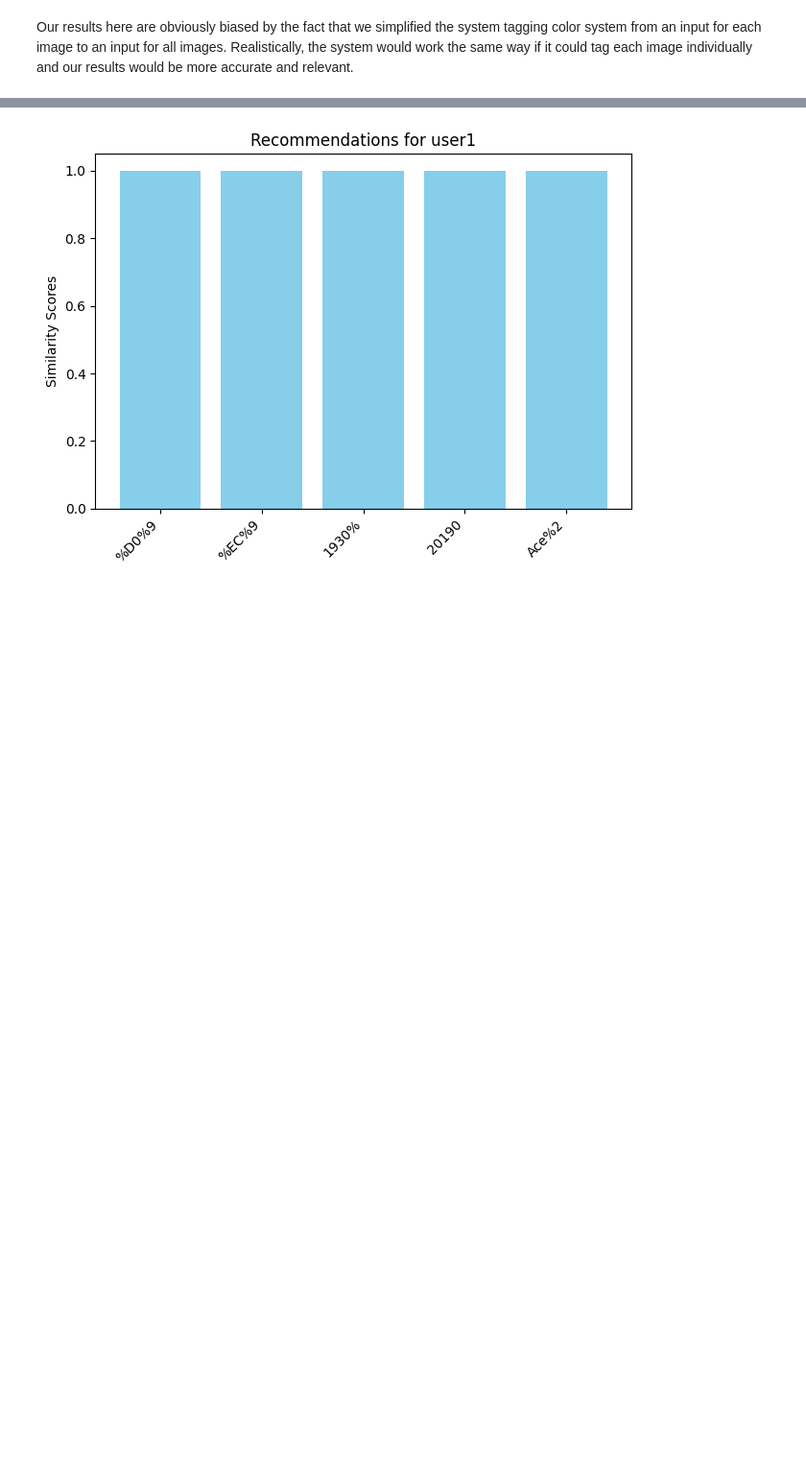
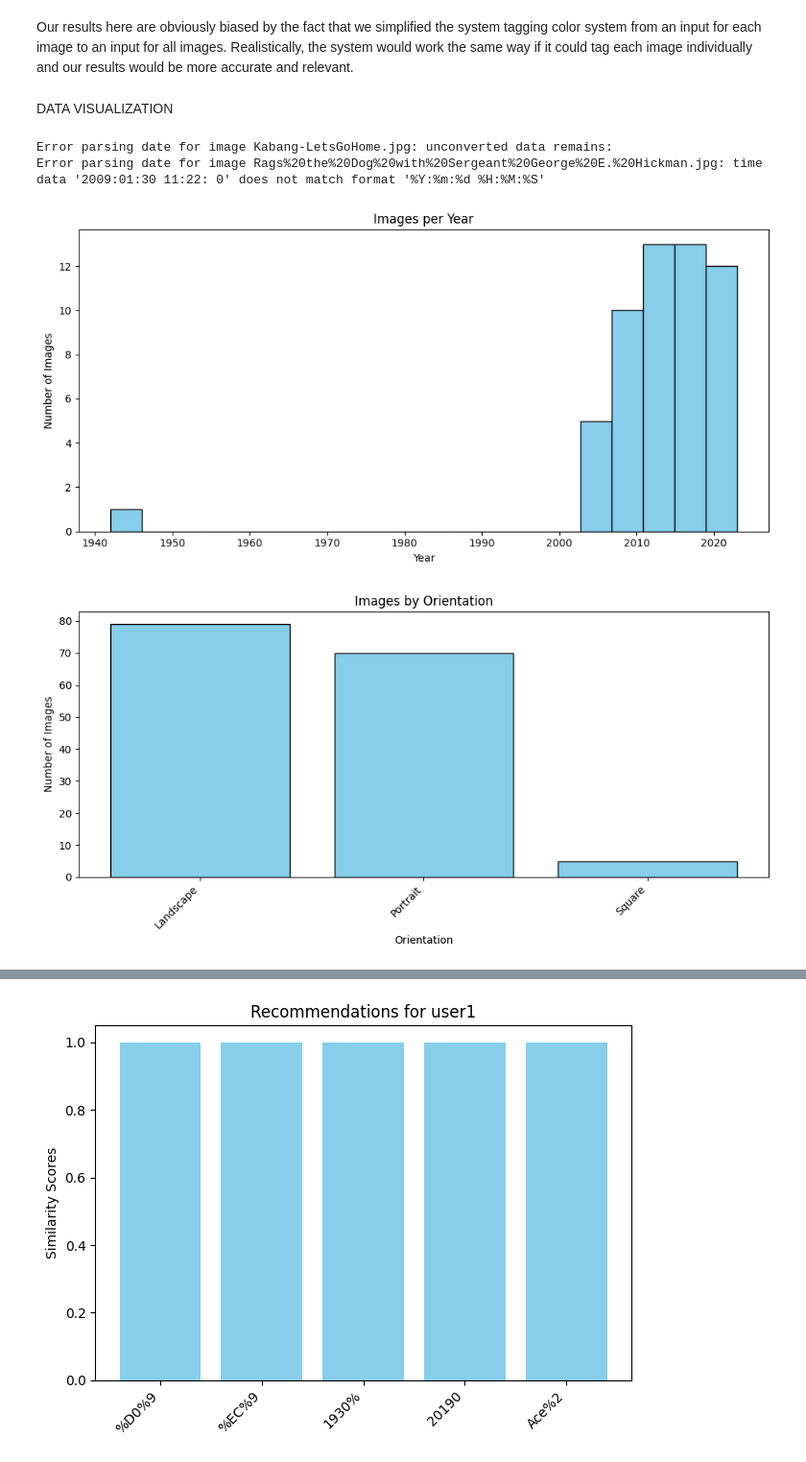
Before and after one commit to Ottera0/data-course-project, a Jupyter notebook: scripts/dataset.ipynb, the cells around one changed output, grey strips where cells are left out. Shown: that part at 96% size. Saved outputs shown, nothing was run; the diff lists cells and outputs as text; code cells hidden in the pictures; blank space fills up the shorter version.

Commit message:
data visualization

```diff
--- a/scripts/dataset.ipynb
+++ b/scripts/dataset.ipynb
@@ -422,3 +422,76 @@ Example user profile:
 [figure]
 # %% [markdown]
 Our results here are obviously biased by the fact that we simplified the system tagging color system from an input for each image to an input for all images. Realistically, the system would work the same way if it could tag each image individually and our results would be more accurate and relevant.
+# %% [markdown]
+DATA VISUALIZATION
+# %%
+import json
+import matplotlib.pyplot as plt
+from datetime import datetime
+
+# Load original image metadata
+with open('images/image_metadata.json') as f:
+    image_metadata = json.load(f)
+
+# Prepare data for plotting
+years = []
+for img in image_metadata:
+    if 'DateTimeOriginal' in img['exif_data']:
+        date_str = img['exif_data']['DateTimeOriginal'].strip()  # Remove any trailing whitespace or characters
+        try:
+            # Attempt to parse the date string and extract the year
+            date_obj = datetime.strptime(date_str, '%Y:%m:%d %H:%M:%S')
+            years.append(date_obj.year)
+        except ValueError as e:
+            print(f"Error parsing date for image {img['image_name']}: {e}")
+orientations = [img['image_orientation'] for img in image_metadata]
+sizes = [(img['image_size'][0]*img['image_size'][1]) for img in image_metadata]
+camera_models = [img['exif_data'].get('Model', 'Unknown') for img in image_metadata]
+
+# Function to plot a histogram
+def plot_histogram(data, title, xlabel, ylabel='Number of Images'):
+    plt.figure(figsize=(10, 5))
+    plt.hist(data, bins=len(set(data)), color='skyblue', edgecolor='black')
+    plt.title(title)
+    plt.xlabel(xlabel)
+    plt.ylabel(ylabel)
+    plt.tight_layout()
+    plt.show()
+
+# Function to plot a bar chart
+def plot_bar_chart(data, title, xlabel, ylabel='Number of Images'):
+    counter = Counter(data)
+    labels, values = zip(*sorted(counter.items()))
+
+    plt.figure(figsize=(10, 5))
+    plt.bar(labels, values, color='skyblue', edgecolor='black')
+    plt.title(title)
+    plt.xlabel(xlabel)
+    plt.ylabel(ylabel)
+    plt.xticks(rotation=45, ha='right')
+    plt.tight_layout()
+    plt.show()
+
+# Plot the number of images for every year
+plot_histogram(years, 'Images per Year', 'Year')
+
+# Plot the number of images for different orientations
+plot_bar_chart(orientations, 'Images by Orientation', 'Orientation')
+
+# Plot the number of images for different camera models (top 10)
+top_camera_models = Counter(camera_models).most_common(10)
+plot_bar_chart([model for model, count in top_camera_models], 'Top Camera Models', 'Camera Model')
+
+# Plot the image sizes (as a proxy for type) in a histogram
+plt.figure(figsize=(10, 5))
+plt.hist(sizes, bins=50, color='skyblue', edgecolor='black')
+plt.title('Image Sizes Distribution')
+plt.xlabel('Size (pixels)')
+plt.ylabel('Number of Images')
+plt.tight_layout()
+plt.show()
+# %% [output]
+Error parsing date for image Kabang-LetsGoHome.jpg: unconverted data remains:
+Error parsing date for image Rags%20the%20Dog%20with%20Sergeant%20George%20E.%20Hickman.jpg: time data '2009:01:30 11:22: 0' does not match format '%Y:%m:%d %H:%M:%S'
+[figure, added]
+[figure, added]
```
Also changed, not shown: parts of 1 cell of this notebook.
